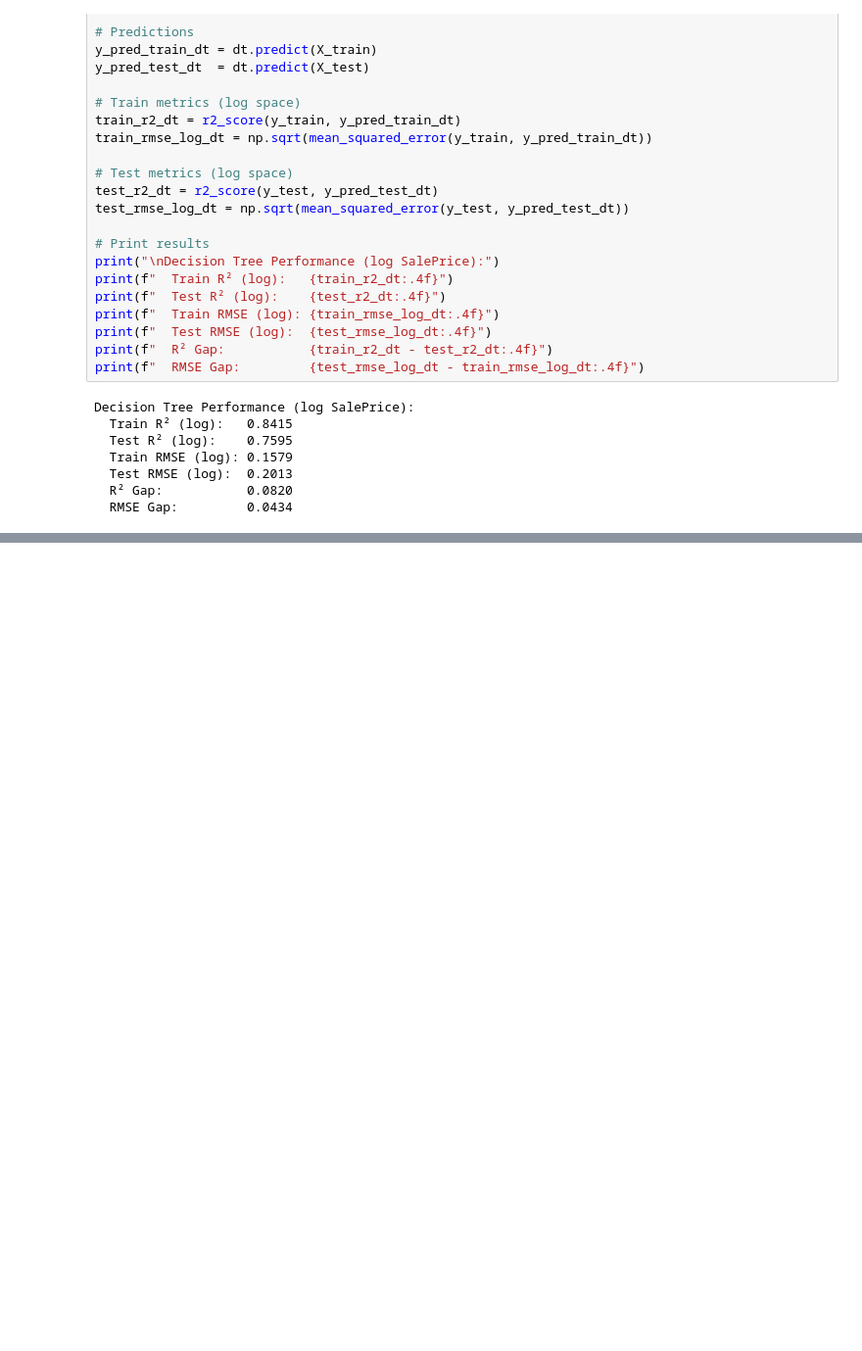
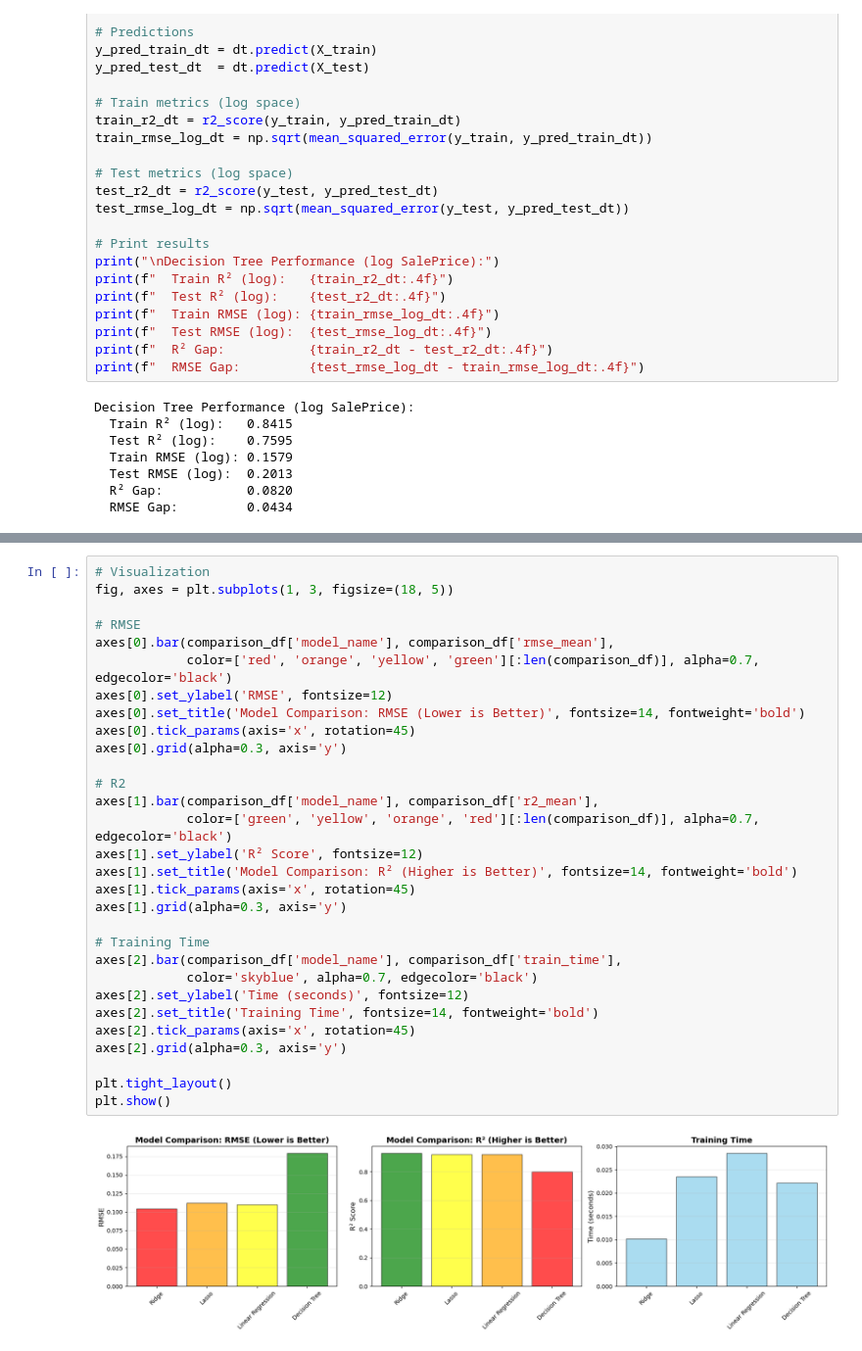
Before and after one commit to 1213dsas/MLDP-Project3, a Jupyter notebook: MLDP Program Codes Submission Template.ipynb, the cells around one changed output, grey strips where cells are left out. Shown at 98% size. Cells and saved outputs as stored; diff of their text form; blank space fills up the shorter version.

Commit message:
Add Visualisation for comparison

```diff
--- a/MLDP Program Codes Submission Template.ipynb
+++ b/MLDP Program Codes Submission Template.ipynb
@@ -999,0 +1056,32 @@ Decision Tree Performance (log SalePrice):
+# %%
+# Visualization
+fig, axes = plt.subplots(1, 3, figsize=(18, 5))
+
+# RMSE
+axes[0].bar(comparison_df['model_name'], comparison_df['rmse_mean'],
+            color=['red', 'orange', 'yellow', 'green'][:len(comparison_df)], alpha=0.7, edgecolor='black')
+axes[0].set_ylabel('RMSE', fontsize=12)
+axes[0].set_title('Model Comparison: RMSE (Lower is Better)', fontsize=14, fontweight='bold')
+axes[0].tick_params(axis='x', rotation=45)
+axes[0].grid(alpha=0.3, axis='y')
+
+# R2
+axes[1].bar(comparison_df['model_name'], comparison_df['r2_mean'],
+            color=['green', 'yellow', 'orange', 'red'][:len(comparison_df)], alpha=0.7, edgecolor='black')
+axes[1].set_ylabel('R² Score', fontsize=12)
+axes[1].set_title('Model Comparison: R² (Higher is Better)', fontsize=14, fontweight='bold')
+axes[1].tick_params(axis='x', rotation=45)
+axes[1].grid(alpha=0.3, axis='y')
+
+# Training Time
+axes[2].bar(comparison_df['model_name'], comparison_df['train_time'],
+            color='skyblue', alpha=0.7, edgecolor='black')
+axes[2].set_ylabel('Time (seconds)', fontsize=12)
+axes[2].set_title('Training Time', fontsize=14, fontweight='bold')
+axes[2].tick_params(axis='x', rotation=45)
+axes[2].grid(alpha=0.3, axis='y')
+
+plt.tight_layout()
+plt.show()
+# %% [output]
+[figure, added]
```
Also changed, not shown: parts of 3 cells of this notebook.
